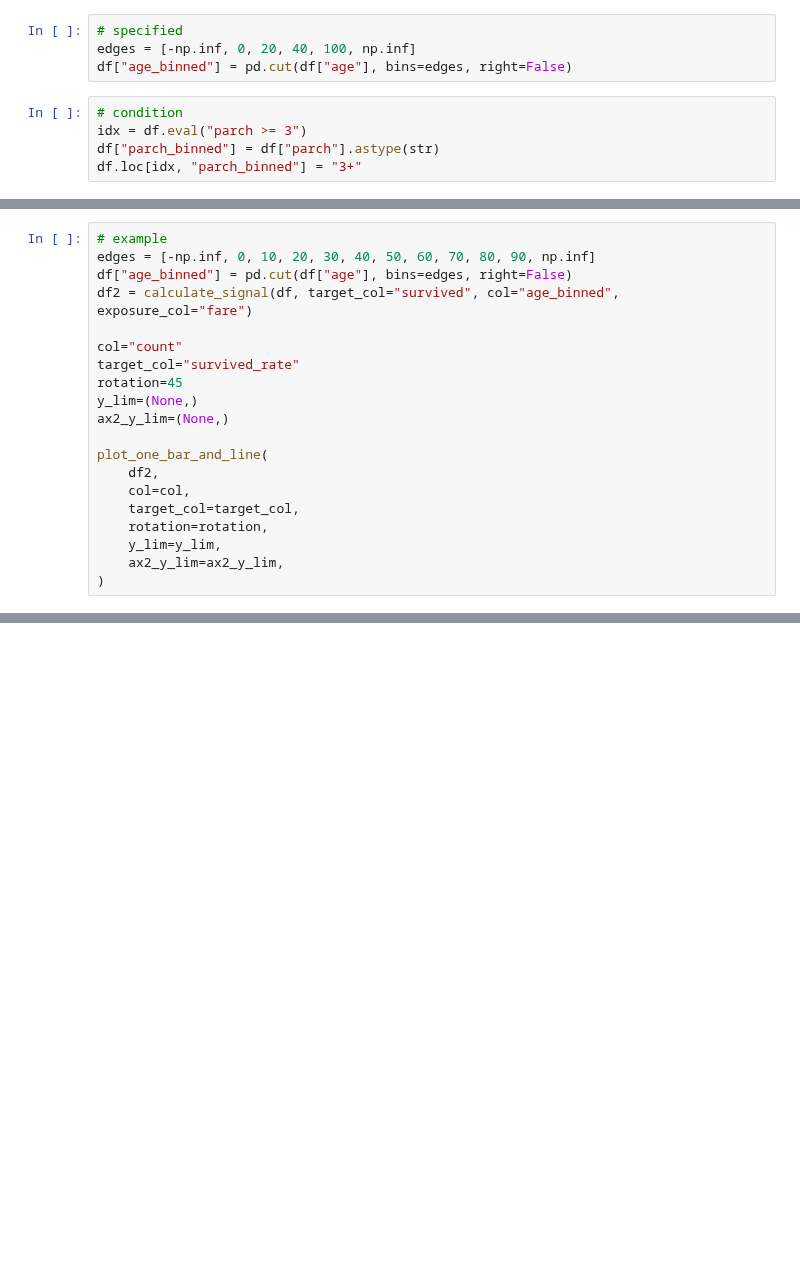
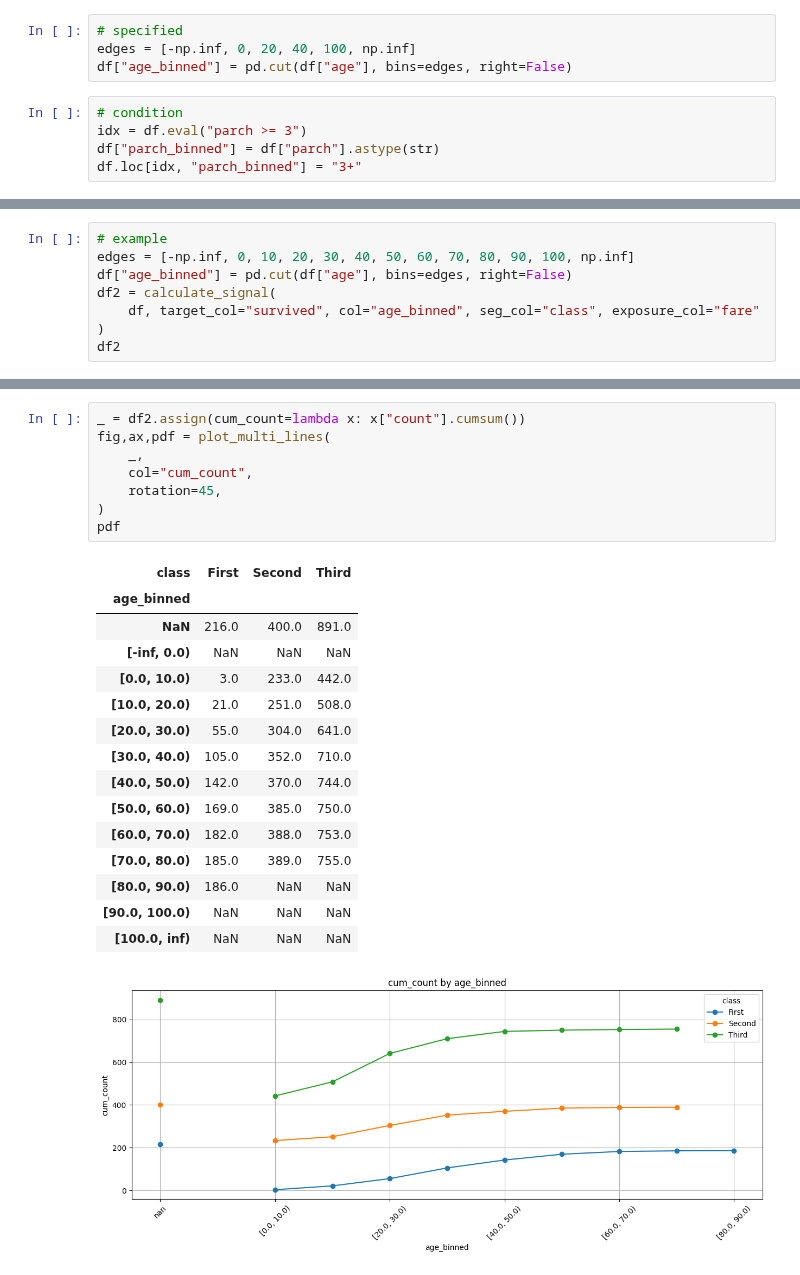
Before and after one commit to 0xdomyz/python_collection, a Jupyter notebook: data/analysis/sfa.ipynb, the cells around one changed output, grey strips where cells are left out. Cells and saved outputs as stored; diff of their text form; blank space fills up the shorter version.

```diff
--- a/data/analysis/sfa.ipynb
+++ b/data/analysis/sfa.ipynb
@@ -217,21 +279,9 @@ Name: survived_rate, dtype: float64
 # %%
 # example
-edges = [-np.inf, 0, 10, 20, 30, 40, 50, 60, 70, 80, 90, np.inf]
+edges = [-np.inf, 0, 10, 20, 30, 40, 50, 60, 70, 80, 90, 100, np.inf]
 df["age_binned"] = pd.cut(df["age"], bins=edges, right=False)
-df2 = calculate_signal(df, target_col="survived", col="age_binned", exposure_col="fare")
-
-col="count"
-target_col="survived_rate"
-rotation=45
-y_lim=(None,)
-ax2_y_lim=(None,)
-
-plot_one_bar_and_line(
-    df2,
-    col=col,
-    target_col=target_col,
-    rotation=rotation,
-    y_lim=y_lim,
-    ax2_y_lim=ax2_y_lim,
+df2 = calculate_signal(
+    df, target_col="survived", col="age_binned", seg_col="class", exposure_col="fare"
 )
+df2
 # %% [output]
@@ -241,0 +306,25 @@ plot_one_bar_and_line(
+# %%
+_ = df2.assign(cum_count=lambda x: x["count"].cumsum())
+fig,ax,pdf = plot_multi_lines(
+    _,
+    col="cum_count",
+    rotation=45,
+)
+pdf
+# %% [output]
+| class | First | Second | Third |
+| age_binned |  |  |  |
+| NaN | 216.0 | 400.0 | 891.0 |
+| [-inf, 0.0) | NaN | NaN | NaN |
+| [0.0, 10.0) | 3.0 | 233.0 | 442.0 |
+| [10.0, 20.0) | 21.0 | 251.0 | 508.0 |
+| [20.0, 30.0) | 55.0 | 304.0 | 641.0 |
+| [30.0, 40.0) | 105.0 | 352.0 | 710.0 |
+| [40.0, 50.0) | 142.0 | 370.0 | 744.0 |
+| [50.0, 60.0) | 169.0 | 385.0 | 750.0 |
+| [60.0, 70.0) | 182.0 | 388.0 | 753.0 |
+| [70.0, 80.0) | 185.0 | 389.0 | 755.0 |
+| [80.0, 90.0) | 186.0 | NaN | NaN |
+| [90.0, 100.0) | NaN | NaN | NaN |
+| [100.0, inf) | NaN | NaN | NaN |
+[figure, added]
```
Also changed, not shown: parts of 22 cells of this notebook.
